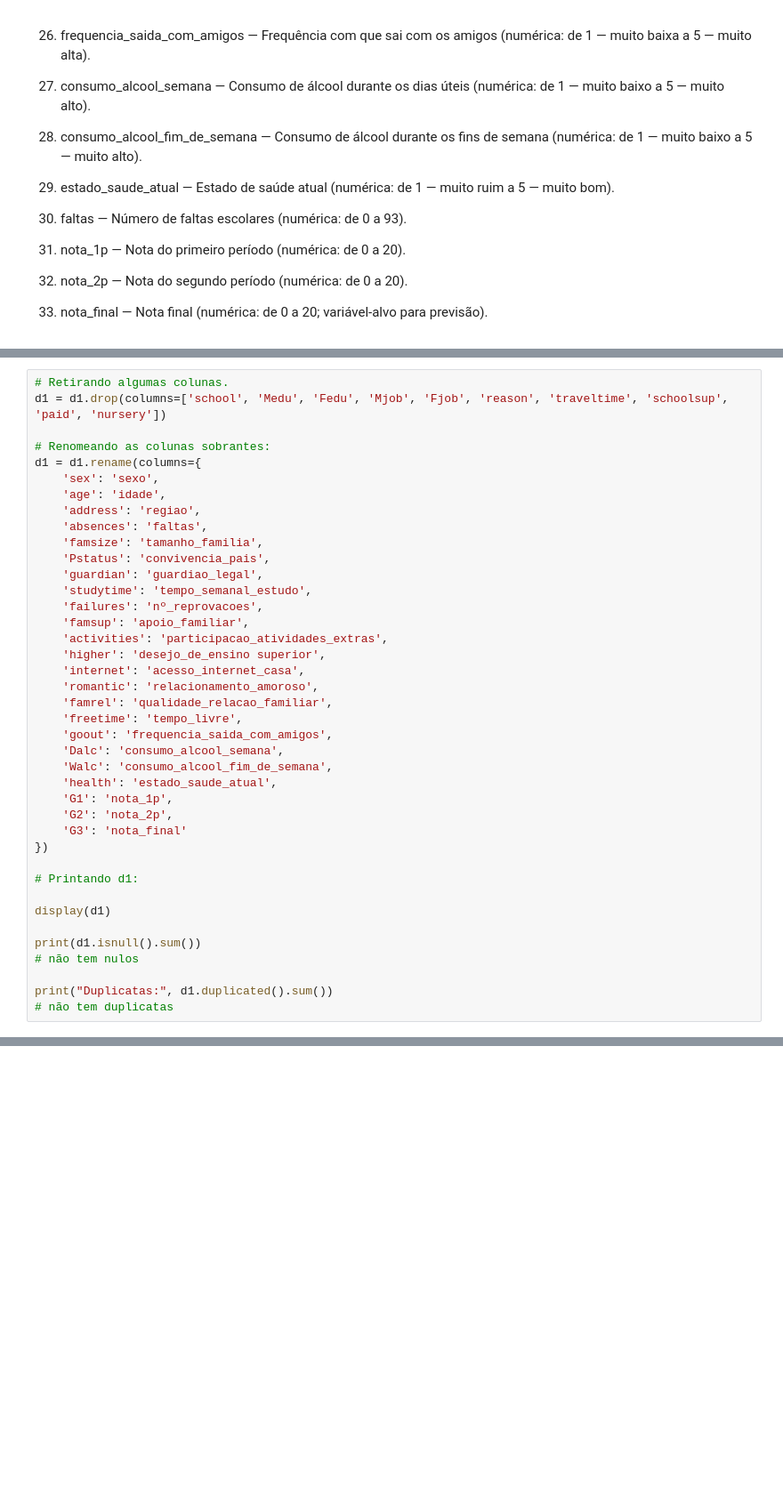
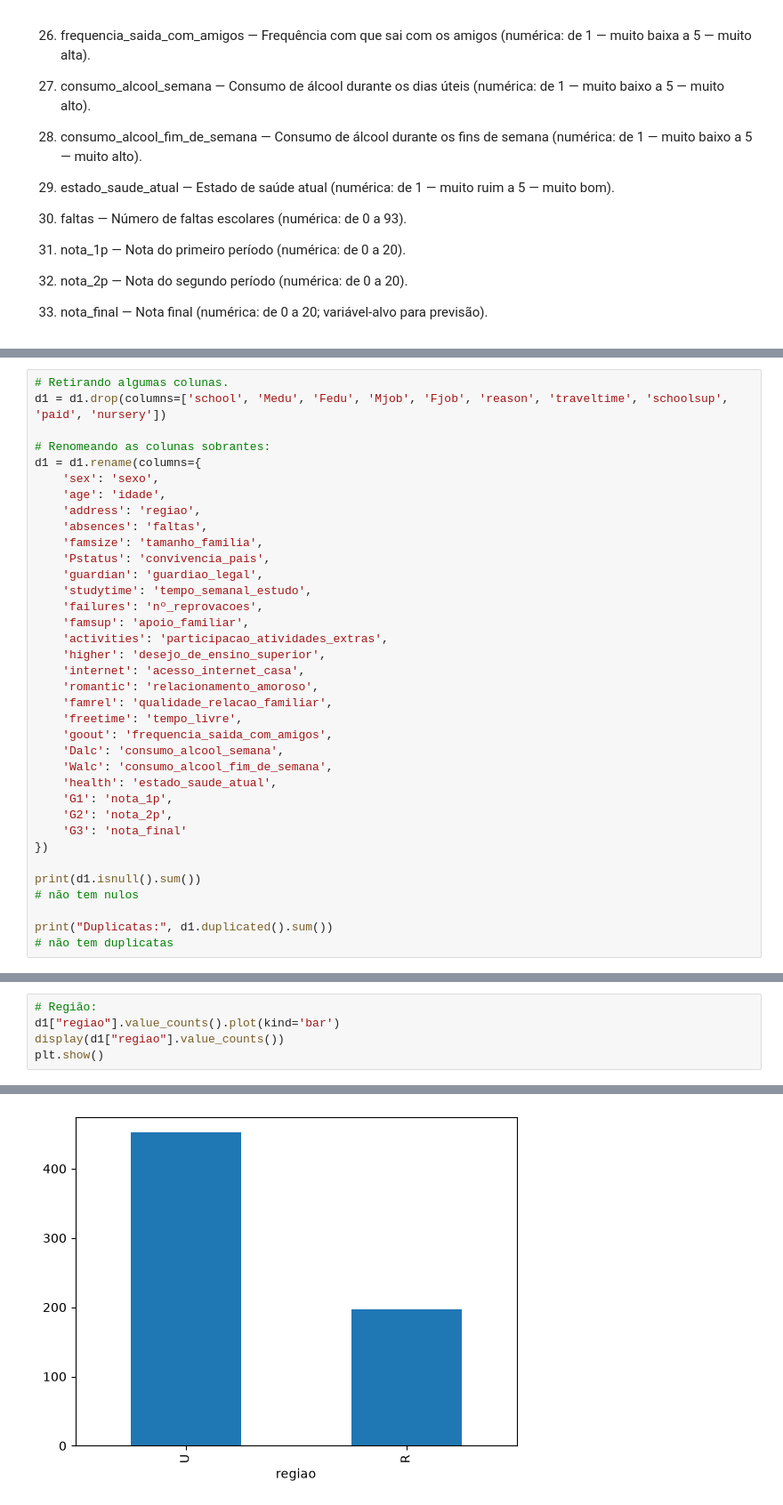
Before and after one commit to julialm-s/EDADatasetStudentAlcoholConsumption, a Jupyter notebook: analise.ipynb, the cells around one changed output, grey strips where cells are left out. Shown at 89% size. Cells and saved outputs as stored; diff of their text form; blank space fills up the shorter version.

```diff
--- a/analise.ipynb
+++ b/analise.ipynb
@@ -112,7 +114,7 @@ d1 = d1.rename(columns={
     'failures': 'nº_reprovacoes',
     'famsup': 'apoio_familiar',
     'activities': 'participacao_atividades_extras',
-    'higher': 'desejo_de_ensino superior',
+    'higher': 'desejo_de_ensino_superior',
     'internet': 'acesso_internet_casa',
     'romantic': 'relacionamento_amoroso',
     'famrel': 'qualidade_relacao_familiar',
@@ -126,10 +128,6 @@ d1 = d1.rename(columns={
     'G3': 'nota_final'
 })
 
-# Printando d1:
-
-display(d1)
-
 print(d1.isnull().sum())
 # não tem nulos
 
@@ -168,0 +181,6 @@ Duplicatas: 0
+# %%
+# Região:
+d1["regiao"].value_counts().plot(kind='bar')
+display(d1["regiao"].value_counts())
+plt.show()
+# %% [output]
@@ -168,0 +191 @@ Duplicatas: 0
+[figure, added]
```
Also changed, not shown: parts of 20 cells of this notebook.
